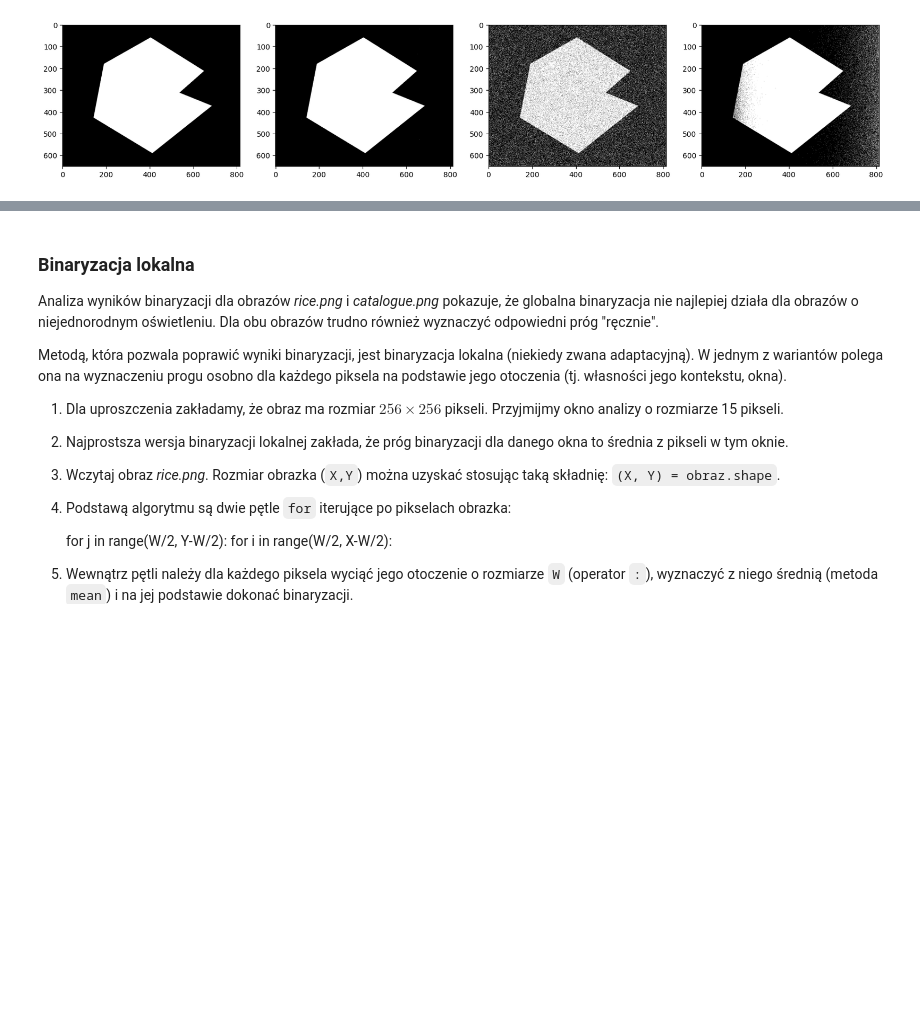
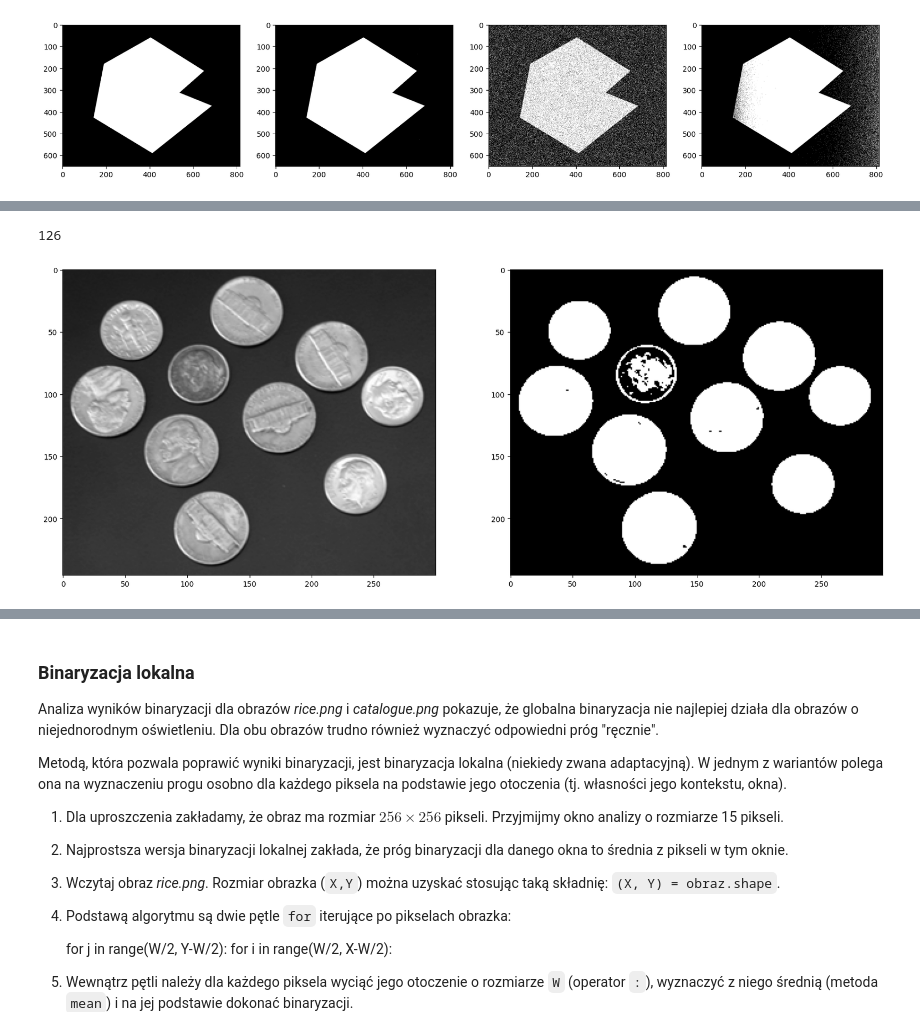
Before and after one commit to krudny/Image-processing, a Jupyter notebook: Lab4-binarization/04_thresholding.ipynb, the cells around one changed output, grey strips where cells are left out. Drawn from its saved outputs; the diff is of its cells as text; code cells hidden in the pictures; blank space fills up the shorter version.

Commit message:
Otsu threshold

```diff
--- a/Lab4-binarization/04_thresholding.ipynb
+++ b/Lab4-binarization/04_thresholding.ipynb
@@ -376,0 +370,31 @@ Zadanie: wykorzystując podane powyżej informacje należy zaimplementować meto
+# %%
+def otsu_threshold(img):
+    hist = np.squeeze(cv2.calcHist([img], [0], None, [256], [0, 256]) / img.size)
+
+    m_G = np.mean(img)
+    sigma_B_sq = np.zeros(256)
+
+    P_0 = 0
+
+    for k in range(1, 257):
+        P_0 += hist[k-1]
+        if not 0.0 < P_0 < 1.0:
+            continue
+
+        m_k = sum(np.arange(0, k) * hist[:k])
+        sigma_B_sq[k-1] = np.square(m_G * P_0 - m_k) / (P_0 * (1 - P_0))
+
+    return np.argmax(sigma_B_sq)
+
+fig, ax = plt.subplots(1, 2, figsize=(20, 20))
+
+img = read_img("coins.png")
+plt.gray()
+ax[0].imshow(img)
+bin = binarize(img, otsu_threshold(img))
+ax[1].imshow(bin)
+
+print(otsu_threshold(img))
+# %% [output]
+126
+[figure, added]
```
Also changed, not shown: parts of 5 cells of this notebook.
